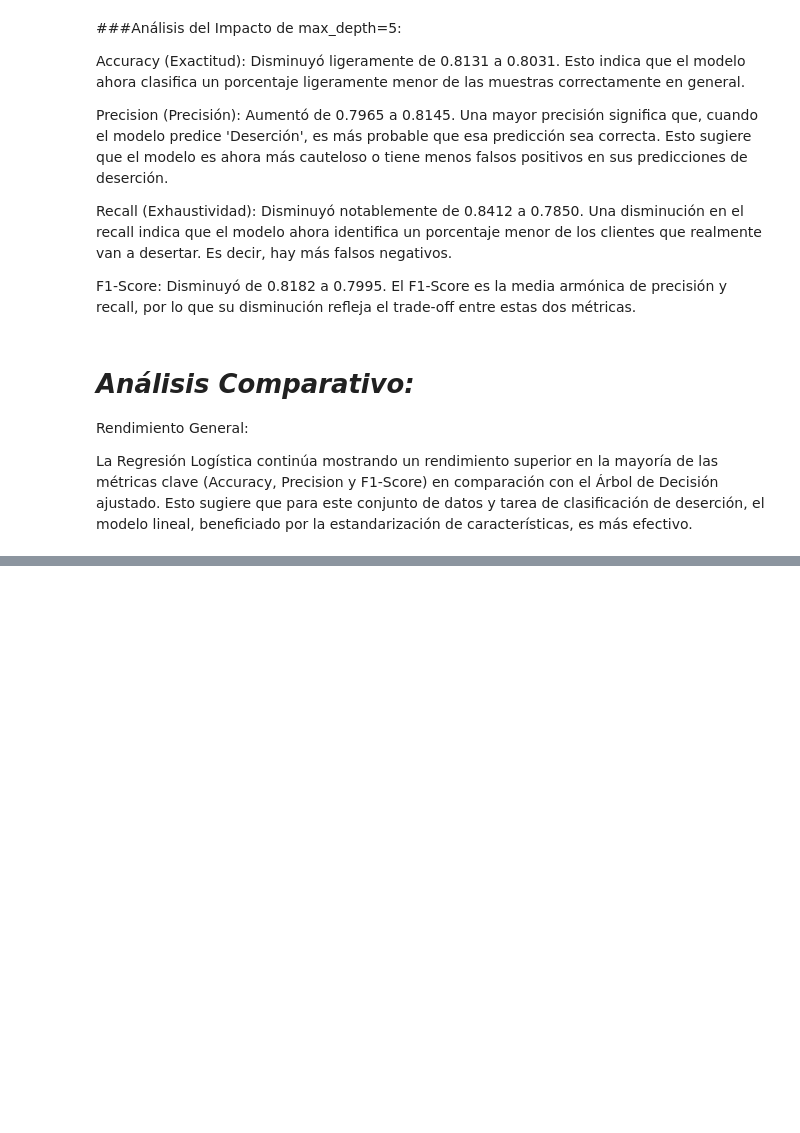
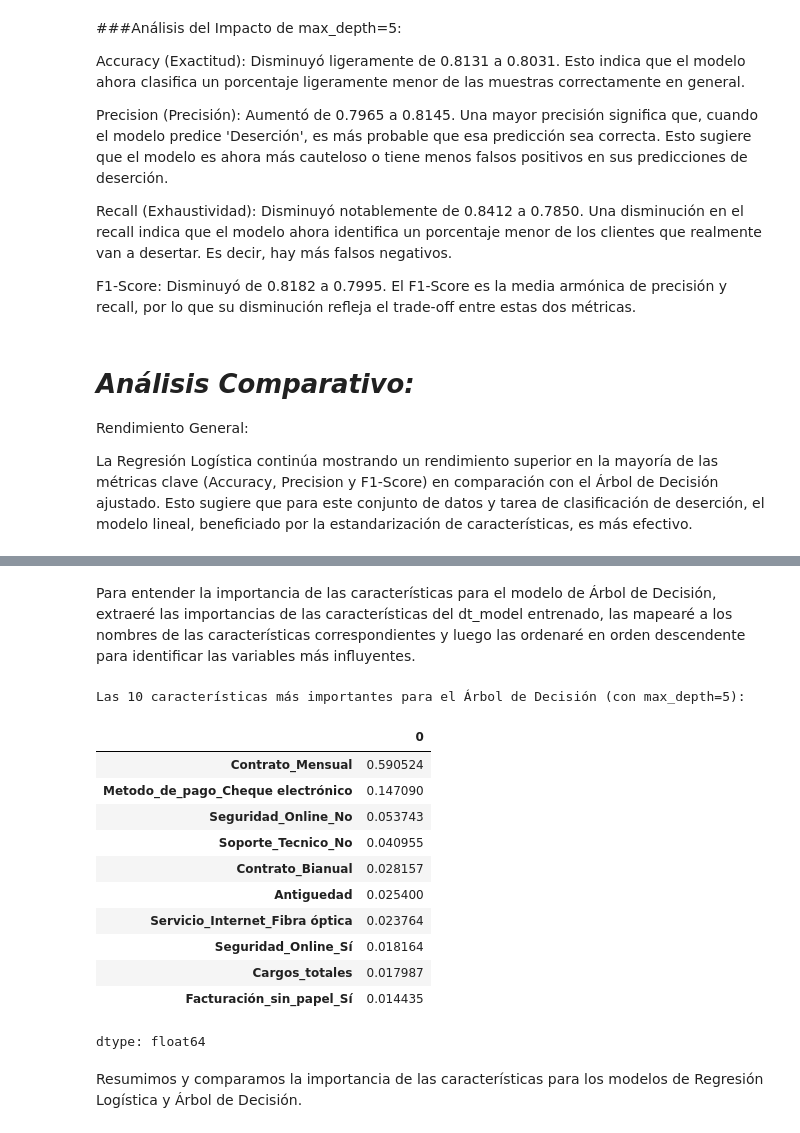
Before and after one commit to lainaker7/TELECOM_X_PARTE_DOS, a Jupyter notebook: TelecomX_SegundaParte.ipynb, the cells around one changed output, grey strips where cells are left out. Saved outputs shown, nothing was run; the diff lists cells and outputs as text; code cells hidden in the pictures; blank space fills up the shorter version.

```diff
--- a/TelecomX_SegundaParte.ipynb
+++ b/TelecomX_SegundaParte.ipynb
@@ -550,0 +603,32 @@ La Regresión Logística continúa mostrando un rendimiento superior en la mayor
+# %% [markdown]
+ Para entender la importancia de las características para el modelo de Árbol de Decisión, extraeré las importancias de las características del dt_model entrenado, las mapearé a los nombres de las características correspondientes y luego las ordenaré en orden descendente para identificar las variables más influyentes.
+# %%
+# 1. Acceder a las importancias de las características del modelo de Árbol de Decisión entrenado
+# La variable dt_model ya contiene el DecisionTreeClassifier con max_depth=5
+feature_importances_dt = dt_model.feature_importances_
+
+# 2. Crear una Serie de Pandas que mapee estas importancias a los nombres de sus características correspondientes
+feature_importance_series_dt = pd.Series(feature_importances_dt, index=X_train.columns)
+
+# 3. Ordenar las características por su importancia en orden descendente
+sorted_importance_dt = feature_importance_series_dt.sort_values(ascending=False)
+
+# 4. Mostrar las 10 características más importantes para el modelo de Árbol de Decisión
+print('Las 10 características más importantes para el Árbol de Decisión (con max_depth=5):')
+display(sorted_importance_dt.head(10))
+# %% [output]
+Las 10 características más importantes para el Árbol de Decisión (con max_depth=5):
+|  | 0 |
+| Contrato_Mensual | 0.590524 |
+| Metodo_de_pago_Cheque electrónico | 0.147090 |
+| Seguridad_Online_No | 0.053743 |
+| Soporte_Tecnico_No | 0.040955 |
+| Contrato_Bianual | 0.028157 |
+| Antiguedad | 0.025400 |
+| Servicio_Internet_Fibra óptica | 0.023764 |
+| Seguridad_Online_Sí | 0.018164 |
+| Cargos_totales | 0.017987 |
+| Facturación_sin_papel_Sí | 0.014435 |
+dtype: float64
+# %% [markdown]
+Resumimos y comparamos la importancia de las características para los modelos de Regresión Logística y Árbol de Decisión.
```
Also changed, not shown: parts of 6 cells of this notebook.
